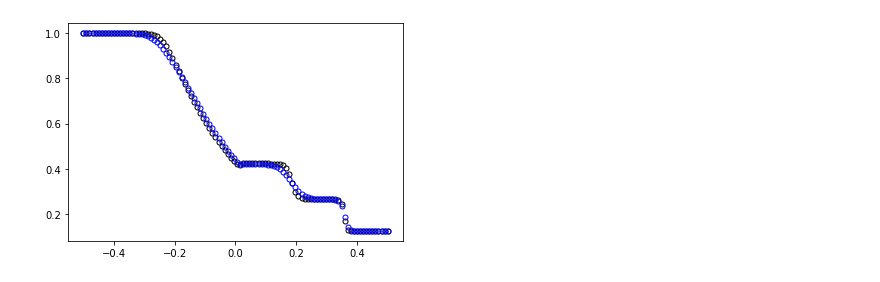
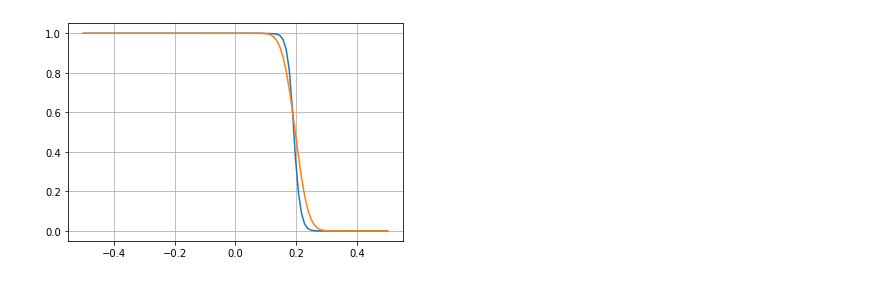
Before and after one commit to maikel/FiniteVolumeSolver, a Jupyter notebook: extra/PerfectGas/ConvergentNozzle.ipynb, the cells around one changed output. Saved outputs shown, nothing was run; the diff lists cells and outputs as text; code cells hidden in the pictures.

```diff
--- a/extra/PerfectGas/ConvergentNozzle.ipynb
+++ b/extra/PerfectGas/ConvergentNozzle.ipynb
@@ -53,7 +53,7 @@ for n in ns:
     rho = data[n, 0, :, 0]
     rhou = data[n, 1, :, 0]
     u = rhou / rho
-    p = data[n, 4, :, 0]
+    p = data[n, 5, :, 0]
     rhoY = data[n, 3, :, 0]
     Y = rhoY / rho
 
@@ -61,7 +61,7 @@ for n in ns:
     #dxt = [int(nx[0] / (nticks - 1)), int(nx[1] / (nticks - 1))]
 
     f, ax = plt.subplots(figsize=(10, 7))
-    im = plt.plot(real_x, rho, **marker_style)
+    im = plt.plot(real_x, p)
     ax.set_title('Time: {:.3}s'.format(times[n]))
     plt.show()
 # %% [output]
@@ -120,34 +129,36 @@ nx = [data.shape[2], data.shape[3]]
 xupper = xlower + dx * nx
 
 vmin = None #0.4
 vmax = None #2.0
 
 ns = [i for i in range(data.shape[0])]
 ns = [ns[-1]]
 # print(ns)
 
 marker_style = dict(color='black',  fillstyle='none', linestyle='none', marker='o',
                     markersize=5, markerfacecoloralt='tab:red')
 marker_style2 = dict(color='blue',  fillstyle='none', linestyle='none', marker='o',
                     markersize=5, markerfacecoloralt='tab:red')
 
 
 for n in ns:
     rho = data[n, 0, :, 0]
     rho2 = data2[n, 0, :, 0]
     rhou = data[n, 1, :, 0]
     u = rhou / rho
     p = data[n, 4, :, 0]
     rhoY = data[n, 3, :, 0]
+    rhoY2 = data2[n, 3, :, 0]
     Y = rhoY / rho
-
+    Y2 = rhoY2 / rho2
     real_x = np.array(np.linspace(xlower[0], xupper[0], nx[0], endpoint=True))
     #dxt = [int(nx[0] / (nticks - 1)), int(nx[1] / (nticks - 1))]
 
     # f, ax = plt.subplots(figsize=(10, 7))
-    plt.plot(real_x, rho)
-    plt.plot(real_x, rho2)
+    plt.plot(real_x, Y)
+    plt.plot(real_x, Y2)
+    plt.grid('on')
     #ax.set_title('Time: {:.3}s'.format(times[n]))
     plt.show()
 # %% [output]
-[figure, old version]
+[figure, new version]
```
Also changed, not shown: parts of 1 cell of this notebook, 7 other files.
